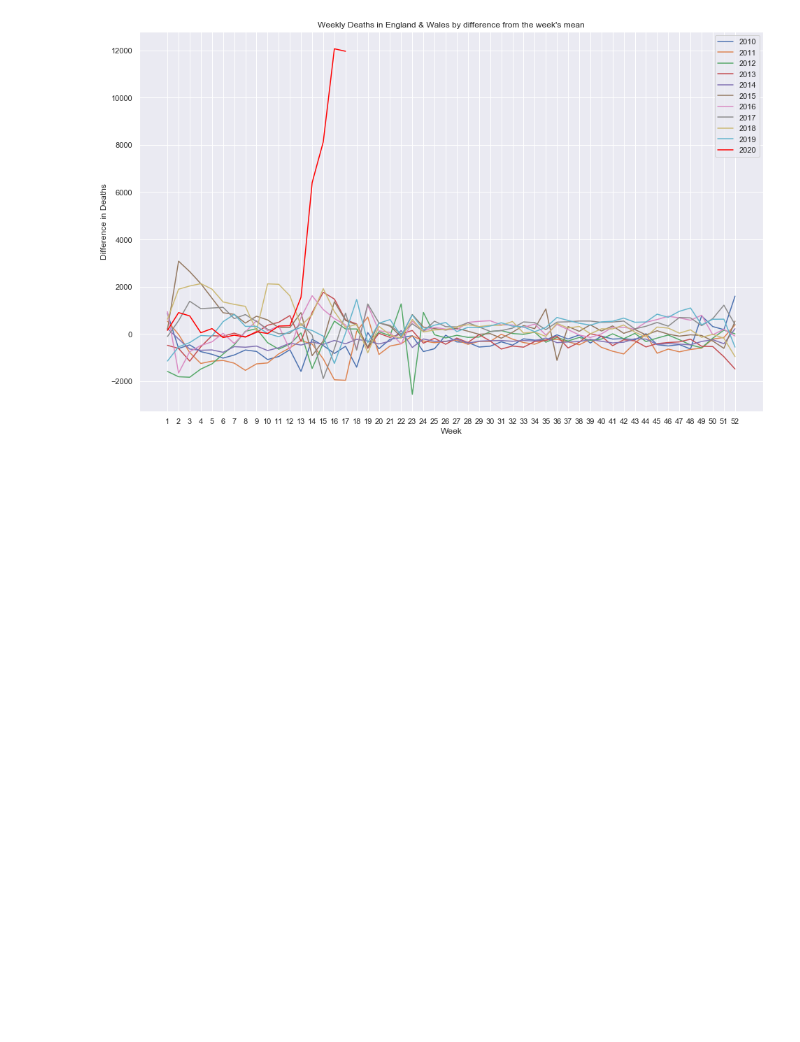
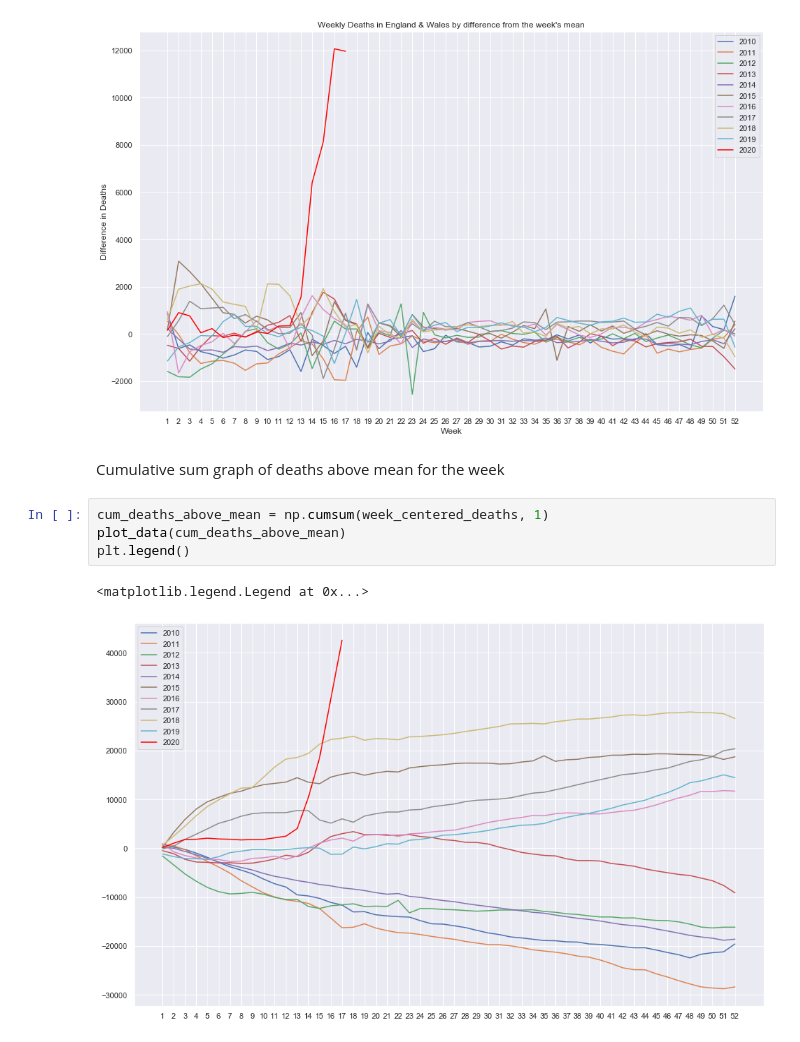
Before and after one commit to JorVLP/2020-Mortality-Analysis, a Jupyter notebook: deathsdata.ipynb, the cells around one changed output. Drawn from its saved outputs; the diff is of its cells as text; blank space fills up the shorter version.

Commit message:
add cumulative sum of deaths above mean graph

```diff
--- a/deathsdata.ipynb
+++ b/deathsdata.ipynb
@@ -77,3 +77,12 @@ plt.ylabel("Difference in Deaths")
 plt.show()
 # %% [output]
 [figure]
+# %% [markdown]
+Cumulative sum graph of deaths above mean for the week
+# %%
+cum_deaths_above_mean = np.cumsum(week_centered_deaths, 1)
+plot_data(cum_deaths_above_mean)
+plt.legend()
+# %% [output]
+<matplotlib.legend.Legend at 0x...>
+[figure, added]
```
Also changed, not shown: parts of 1 cell of this notebook.
